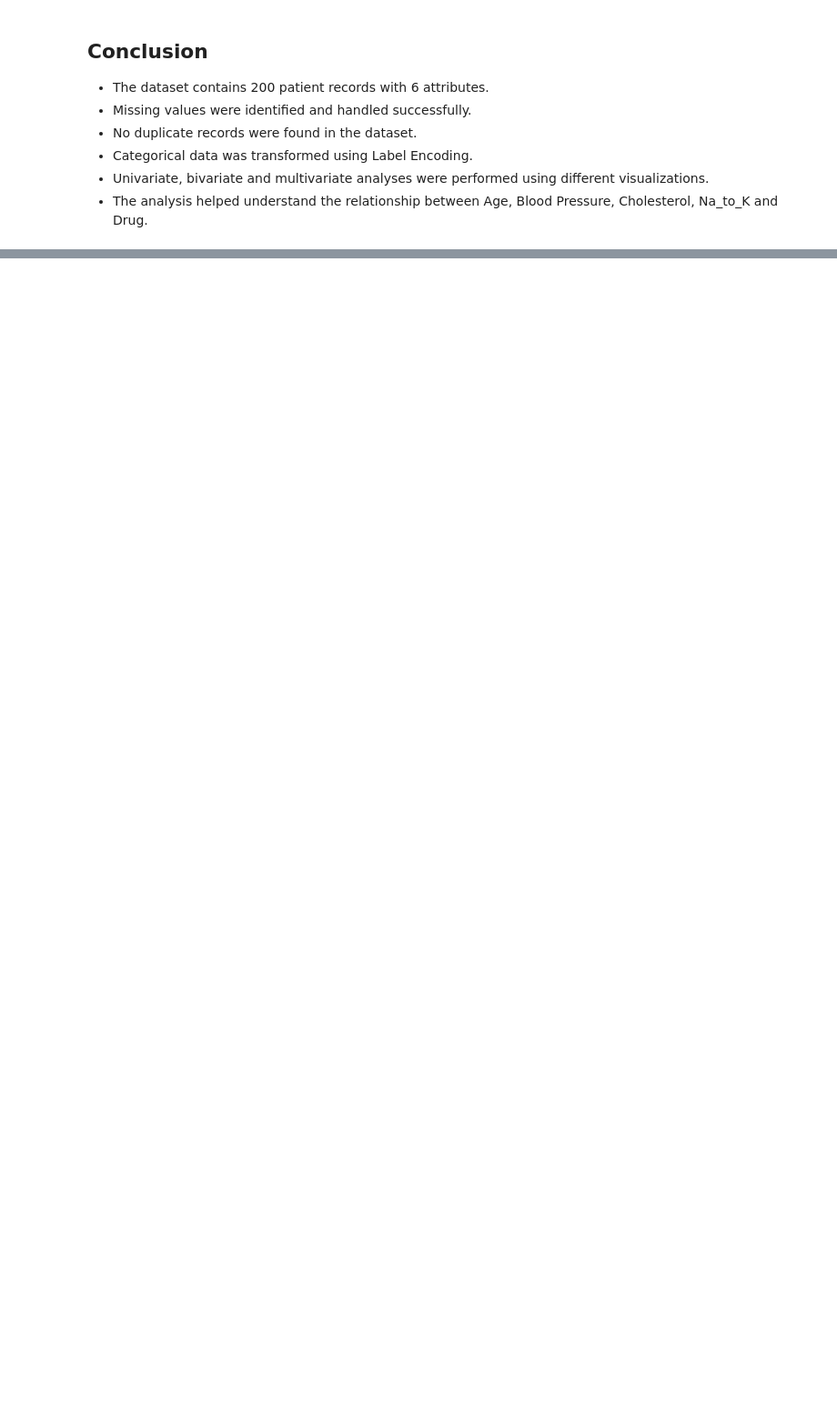
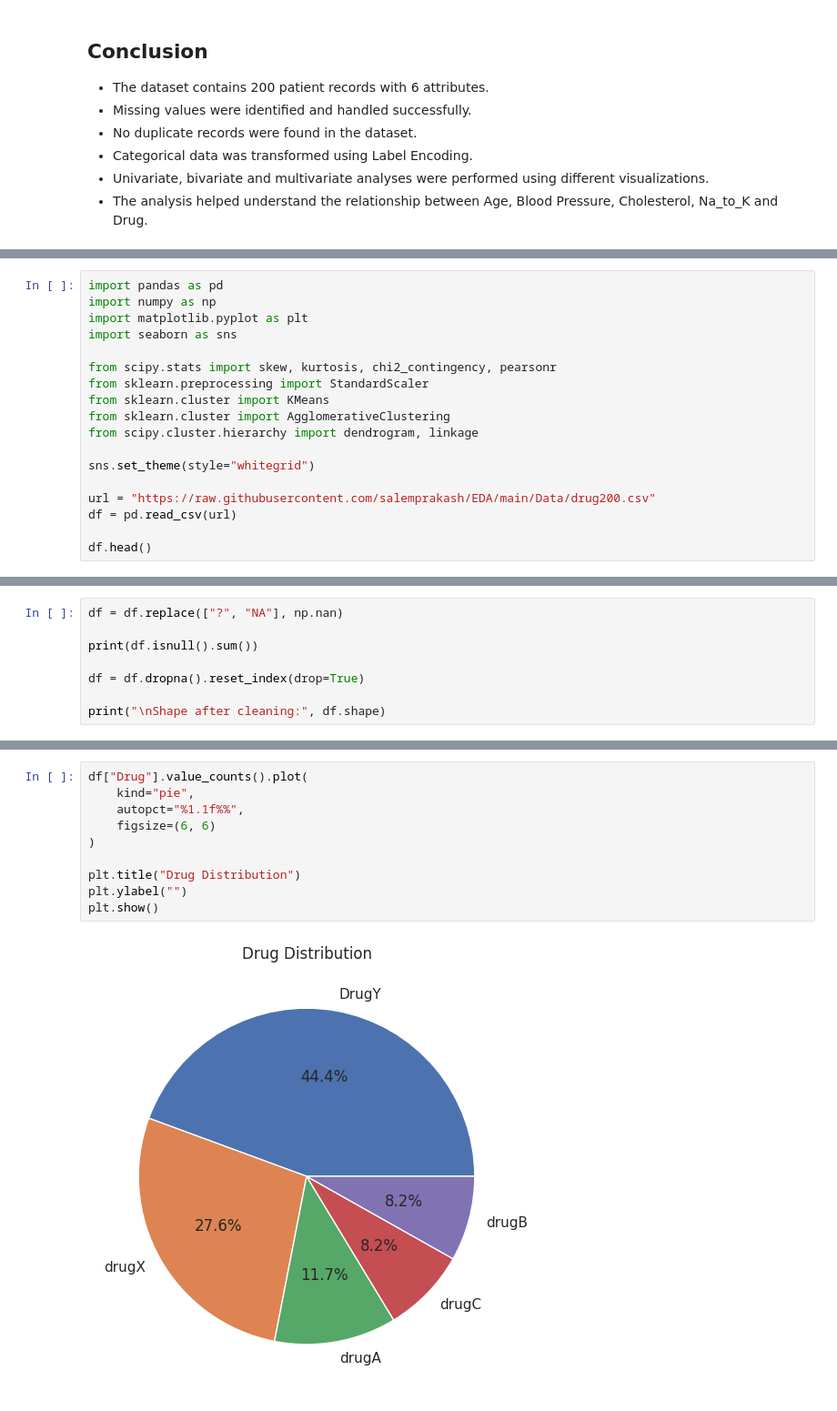
Before and after one commit to Krrish2708/Krish-Tewatia, a Jupyter notebook: EDA.ipynb, the cells around one changed output, grey strips where cells are left out. Shown at 91% size. Saved outputs shown, nothing was run; the diff lists cells and outputs as text; blank space fills up the shorter version.

```diff
--- a/EDA.ipynb
+++ b/EDA.ipynb
@@ -248,0 +254,18 @@ plt.show()
+# %%
+import pandas as pd
+import numpy as np
+import matplotlib.pyplot as plt
+import seaborn as sns
+
+from scipy.stats import skew, kurtosis, chi2_contingency, pearsonr
+from sklearn.preprocessing import StandardScaler
+from sklearn.cluster import KMeans
+from sklearn.cluster import AgglomerativeClustering
+from scipy.cluster.hierarchy import dendrogram, linkage
+
+sns.set_theme(style="whitegrid")
+
+url = "https://raw.githubusercontent.com/salemprakash/EDA/main/Data/drug200.csv"
+df = pd.read_csv(url)
+
+df.head()
@@ -248,0 +313,8 @@ plt.show()
+# %%
+df = df.replace(["?", "NA"], np.nan)
+
+print(df.isnull().sum())
+
+df = df.dropna().reset_index(drop=True)
+
+print("\nShape after cleaning:", df.shape)
@@ -248,0 +503,12 @@ plt.show()
+# %%
+df["Drug"].value_counts().plot(
+    kind="pie",
+    autopct="%1.1f%%",
+    figsize=(6, 6)
+)
+
+plt.title("Drug Distribution")
+plt.ylabel("")
+plt.show()
+# %% [output]
+[figure, added]
```
Also changed, not shown: parts of 75 cells of this notebook.
